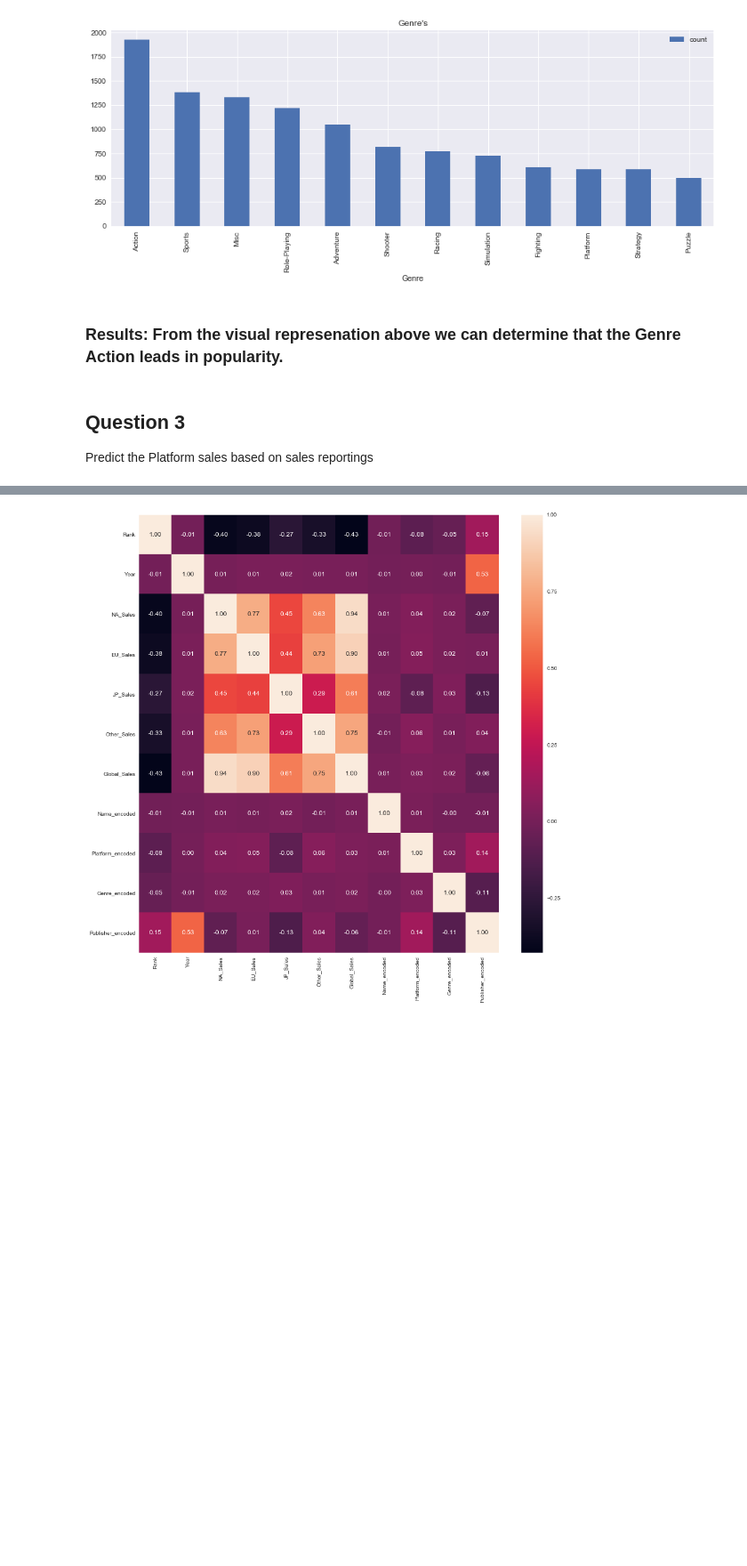
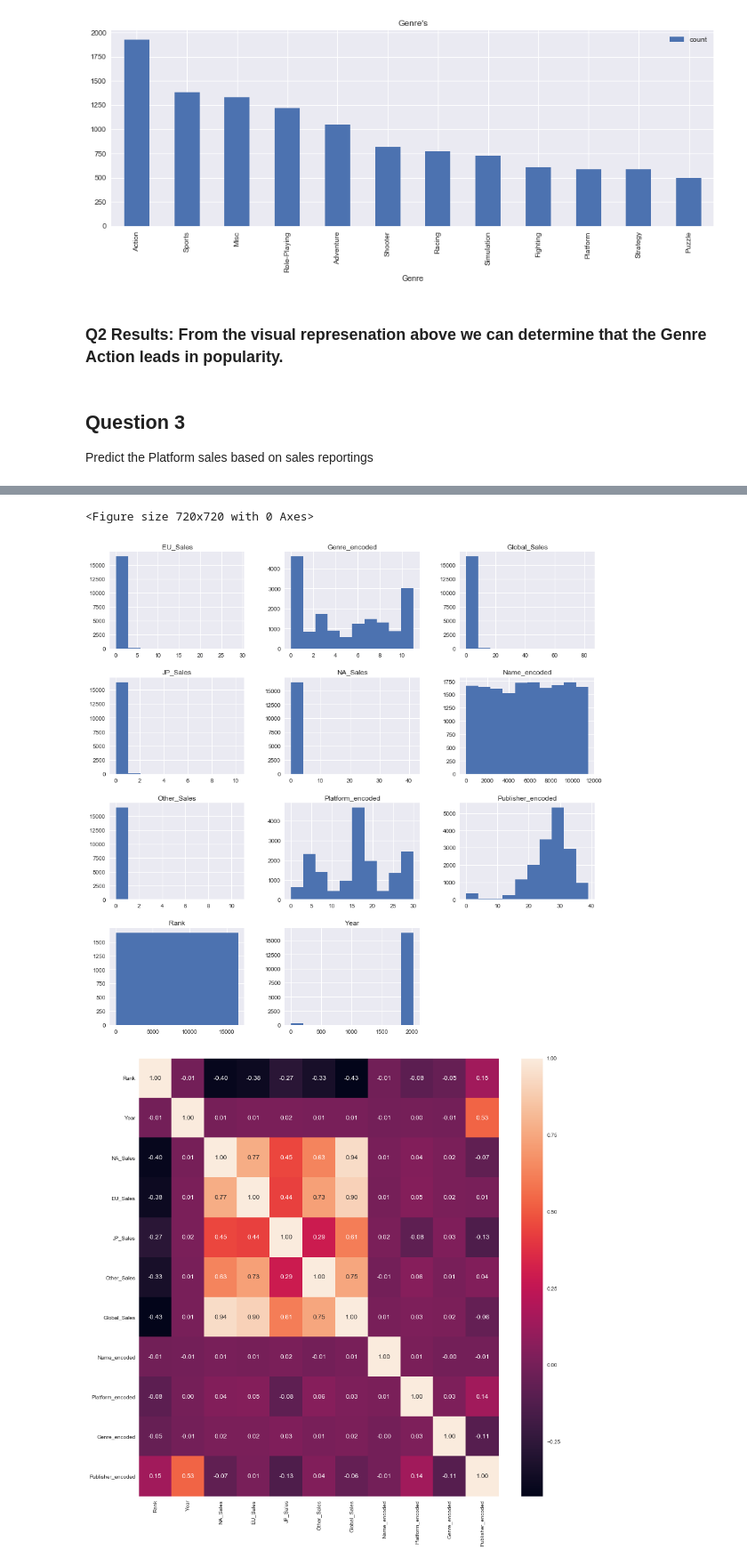
Before and after one commit to gfonteno/DataScienceBlogPost, a Jupyter notebook: DataScienceBlogPost.ipynb, the cells around one changed output, grey strips where cells are left out. Shown: that part at 89% size. Cells and saved outputs as stored; diff of their text form; code cells hidden in the pictures; blank space fills up the shorter version.

```diff
--- a/DataScienceBlogPost.ipynb
+++ b/DataScienceBlogPost.ipynb
@@ -234,7 +263,7 @@ plt.title("Genre's");
 # %% [output]
 [figure]
 # %% [markdown]
-### Results: From the visual represenation above we can determine that the Genre Action leads in popularity.
+### Q2 Results: From the visual represenation above we can determine that the Genre Action leads in popularity.
 # %% [markdown]
 ## Question 3
 
@@ -256,6 +285,12 @@ df.head(5)
 | 2 | 3 | Mario Kart Wii | Wii | 2008 | Racing | Nintendo | 15.85 | 12.88 | 3.79 | 3.31 | ... |
 | 3 | 4 | Wii Sports Resort | Wii | 2009 | Sports | Nintendo | 15.75 | 11.01 | 3.28 | 2.96 | ... |
 | 4 | 5 | Pokemon Red/Pokemon Blue | GB | 1996 | Role-Playing | Nintendo | 11.27 | 8.89 | 10.22 | 1.00 | ... |
+# %%
+fig = plt.figure(figsize = (10,10))
+df.hist();
+# %% [output]
+<Figure size 720x720 with 0 Axes>
+[figure, added]
 # %%
 # Use the heatmap visual to provide a look into corelation to use when predicting
 
```
Also changed, not shown: parts of 5 cells of this notebook, 1 other file.
